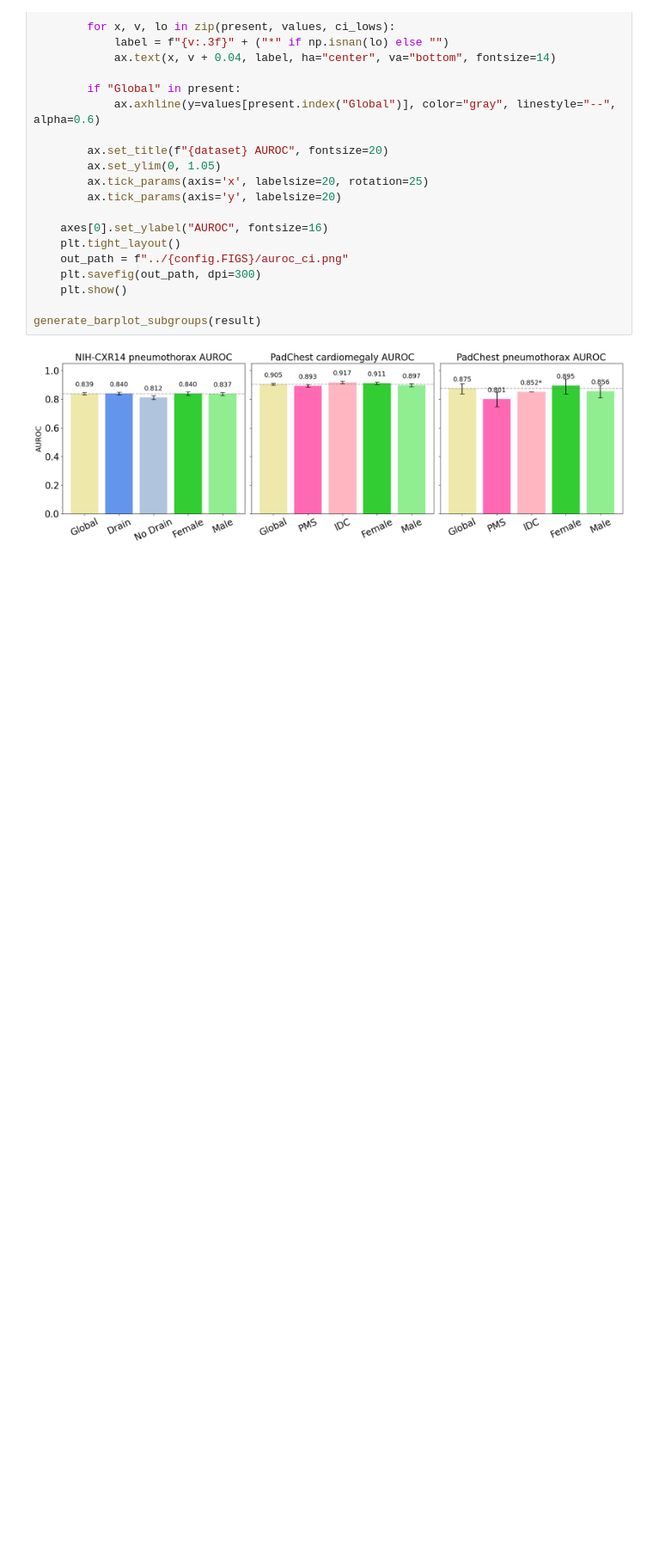
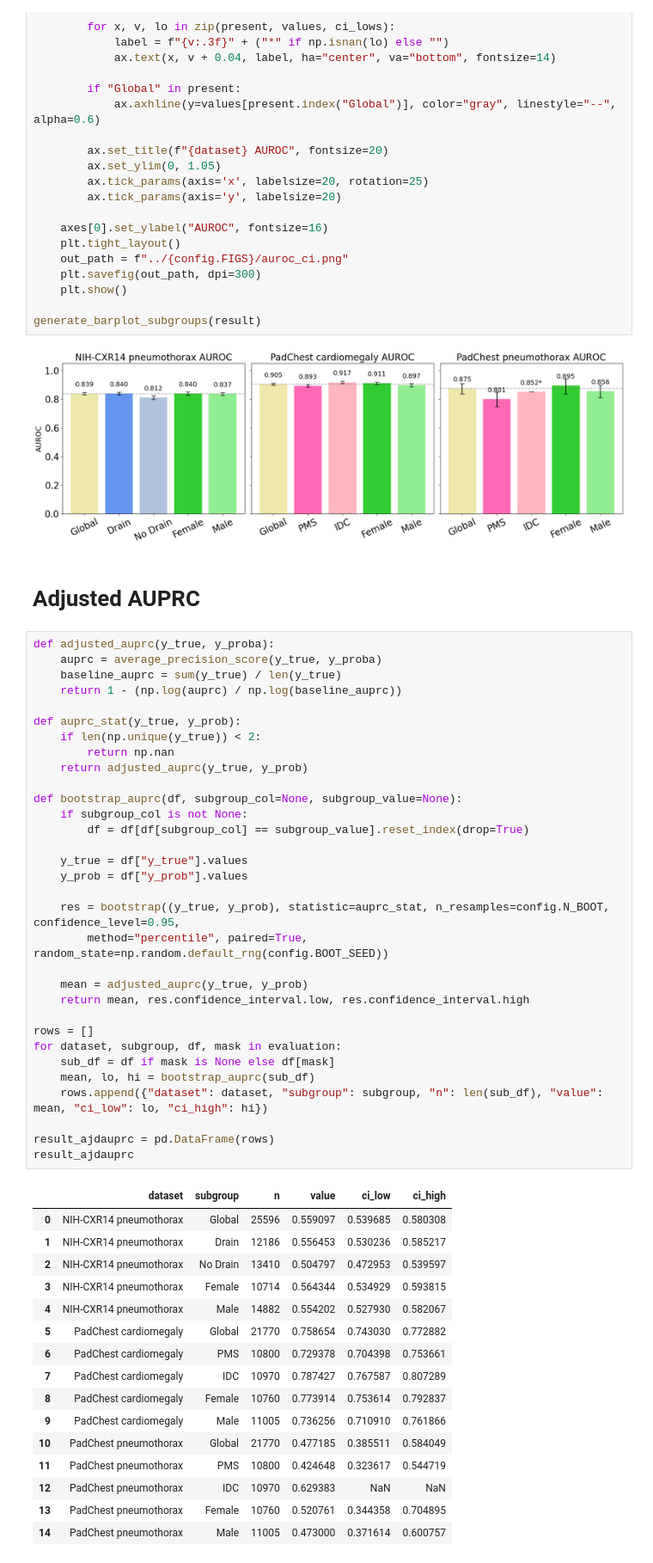
Before and after one commit to nikodice4/MedCLIP_shortcuts, a Jupyter notebook: notebooks/metric_notebook.ipynb, the cells around one changed output. Shown at 86% size. Drawn from its saved outputs; the diff is of its cells as text; blank space fills up the shorter version.

```diff
--- a/notebooks/metric_notebook.ipynb
+++ b/notebooks/metric_notebook.ipynb
@@ -298,3 +363,54 @@ def generate_barplot_subgroups(df):
 generate_barplot_subgroups(result)
 # %% [output]
 [figure]
+# %% [markdown]
+# Adjusted AUPRC
+# %%
+def adjusted_auprc(y_true, y_proba):
+    auprc = average_precision_score(y_true, y_proba)
+    baseline_auprc = sum(y_true) / len(y_true)
+    return 1 - (np.log(auprc) / np.log(baseline_auprc))
+
+def auprc_stat(y_true, y_prob):
+    if len(np.unique(y_true)) < 2:
+        return np.nan
+    return adjusted_auprc(y_true, y_prob)
+
+def bootstrap_auprc(df, subgroup_col=None, subgroup_value=None):
+    if subgroup_col is not None:
+        df = df[df[subgroup_col] == subgroup_value].reset_index(drop=True)
+
+    y_true = df["y_true"].values
+    y_prob = df["y_prob"].values
+
+    res = bootstrap((y_true, y_prob), statistic=auprc_stat, n_resamples=config.N_BOOT, confidence_level=0.95,
+        method="percentile", paired=True, random_state=np.random.default_rng(config.BOOT_SEED))
+
+    mean = adjusted_auprc(y_true, y_prob)
+    return mean, res.confidence_interval.low, res.confidence_interval.high
+
+rows = []
+for dataset, subgroup, df, mask in evaluation:
+    sub_df = df if mask is None else df[mask]
+    mean, lo, hi = bootstrap_auprc(sub_df)
+    rows.append({"dataset": dataset, "subgroup": subgroup, "n": len(sub_df), "value": mean, "ci_low": lo, "ci_high": hi})
+
+result_ajdauprc = pd.DataFrame(rows)
+result_ajdauprc
+# %% [output]
+|  | dataset | subgroup | n | value | ci_low | ci_high |
+| 0 | NIH-CXR14 pneumothorax | Global | 25596 | 0.559097 | 0.539685 | 0.580308 |
+| 1 | NIH-CXR14 pneumothorax | Drain | 12186 | 0.556453 | 0.530236 | 0.585217 |
+| 2 | NIH-CXR14 pneumothorax | No Drain | 13410 | 0.504797 | 0.472953 | 0.539597 |
+| 3 | NIH-CXR14 pneumothorax | Female | 10714 | 0.564344 | 0.534929 | 0.593815 |
+| 4 | NIH-CXR14 pneumothorax | Male | 14882 | 0.554202 | 0.527930 | 0.582067 |
+| 5 | PadChest cardiomegaly | Global | 21770 | 0.758654 | 0.743030 | 0.772882 |
+| 6 | PadChest cardiomegaly | PMS | 10800 | 0.729378 | 0.704398 | 0.753661 |
+| 7 | PadChest cardiomegaly | IDC | 10970 | 0.787427 | 0.767587 | 0.807289 |
+| 8 | PadChest cardiomegaly | Female | 10760 | 0.773914 | 0.753614 | 0.792837 |
+| 9 | PadChest cardiomegaly | Male | 11005 | 0.736256 | 0.710910 | 0.761866 |
+| 10 | PadChest pneumothorax | Global | 21770 | 0.477185 | 0.385511 | 0.584049 |
+| 11 | PadChest pneumothorax | PMS | 10800 | 0.424648 | 0.323617 | 0.544719 |
+| 12 | PadChest pneumothorax | IDC | 10970 | 0.629383 | NaN | NaN |
+| 13 | PadChest pneumothorax | Female | 10760 | 0.520761 | 0.344358 | 0.704895 |
+| 14 | PadChest pneumothorax | Male | 11005 | 0.473000 | 0.371614 | 0.600757 |
```
Also changed, not shown: parts of 21 cells of this notebook, 2 other files.
